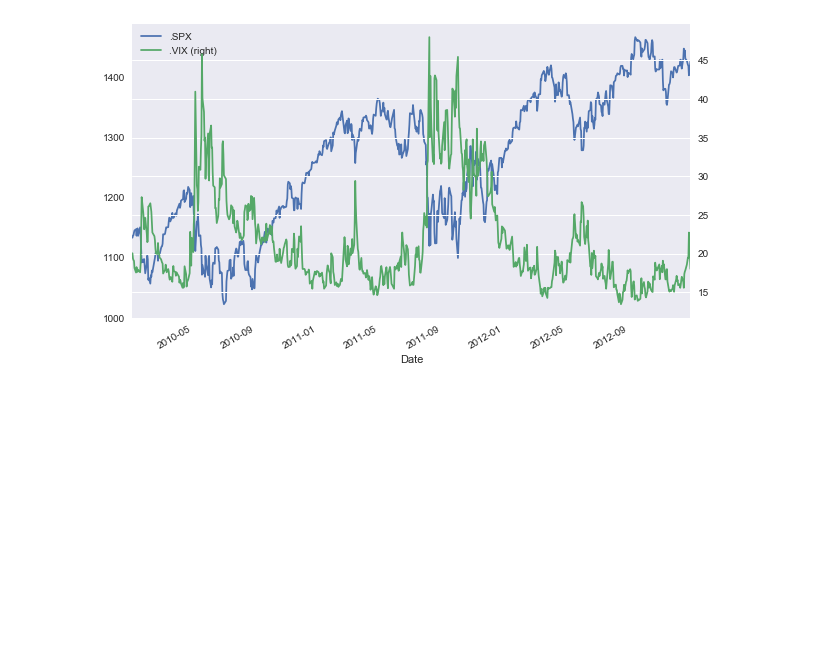
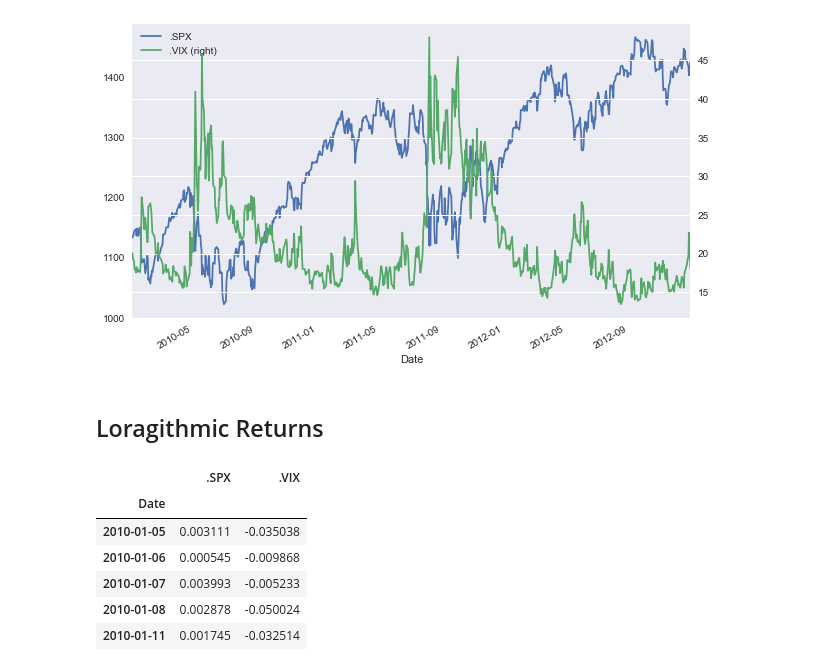
Before and after one commit to allaccountstaken/hilpisch, a Jupyter notebook: eda_financial_data.ipynb, the cells around one changed output. Saved outputs shown, nothing was run; the diff lists cells and outputs as text; code cells hidden in the pictures; blank space fills up the shorter version.

```diff
--- a/eda_financial_data.ipynb
+++ b/eda_financial_data.ipynb
@@ -215,3 +215,5 @@ data.loc[:'2012-12-31'].plot(secondary_y='.VIX', figsize=(10,6))
 plt.show()
 # %% [output]
 [figure]
+# %% [markdown]
+## Loragithmic Returns
@@ -217,0 +222,10 @@ plt.show()
+# %%
+rets.head()
+# %% [output]
+|  | .SPX | .VIX |
+| Date |  |  |
+| 2010-01-05 | 0.003111 | -0.035038 |
+| 2010-01-06 | 0.000545 | -0.009868 |
+| 2010-01-07 | 0.003993 | -0.005233 |
+| 2010-01-08 | 0.002878 | -0.050024 |
+| 2010-01-11 | 0.001745 | -0.032514 |
```
Also changed, not shown: parts of 3 cells of this notebook.
